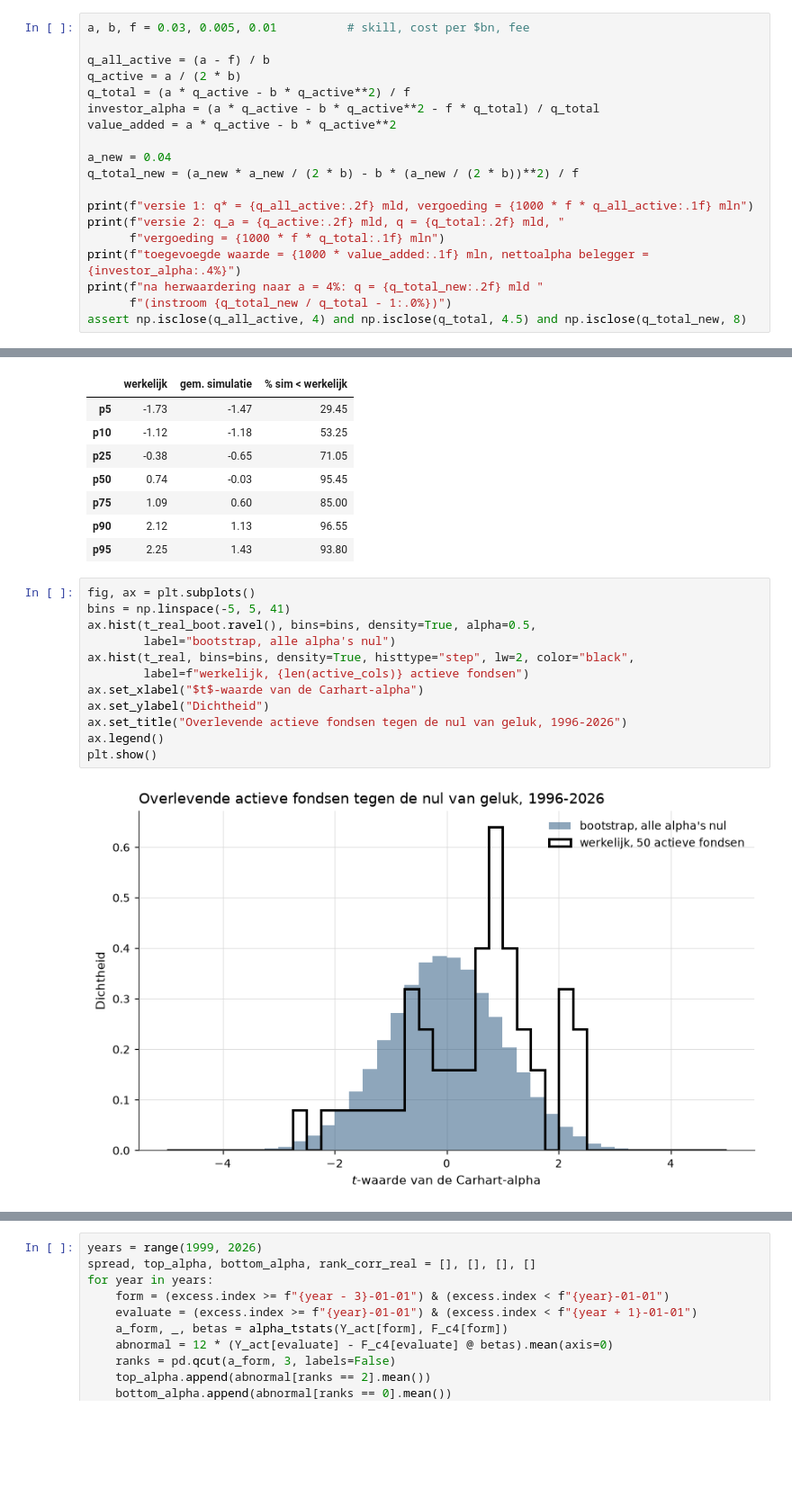
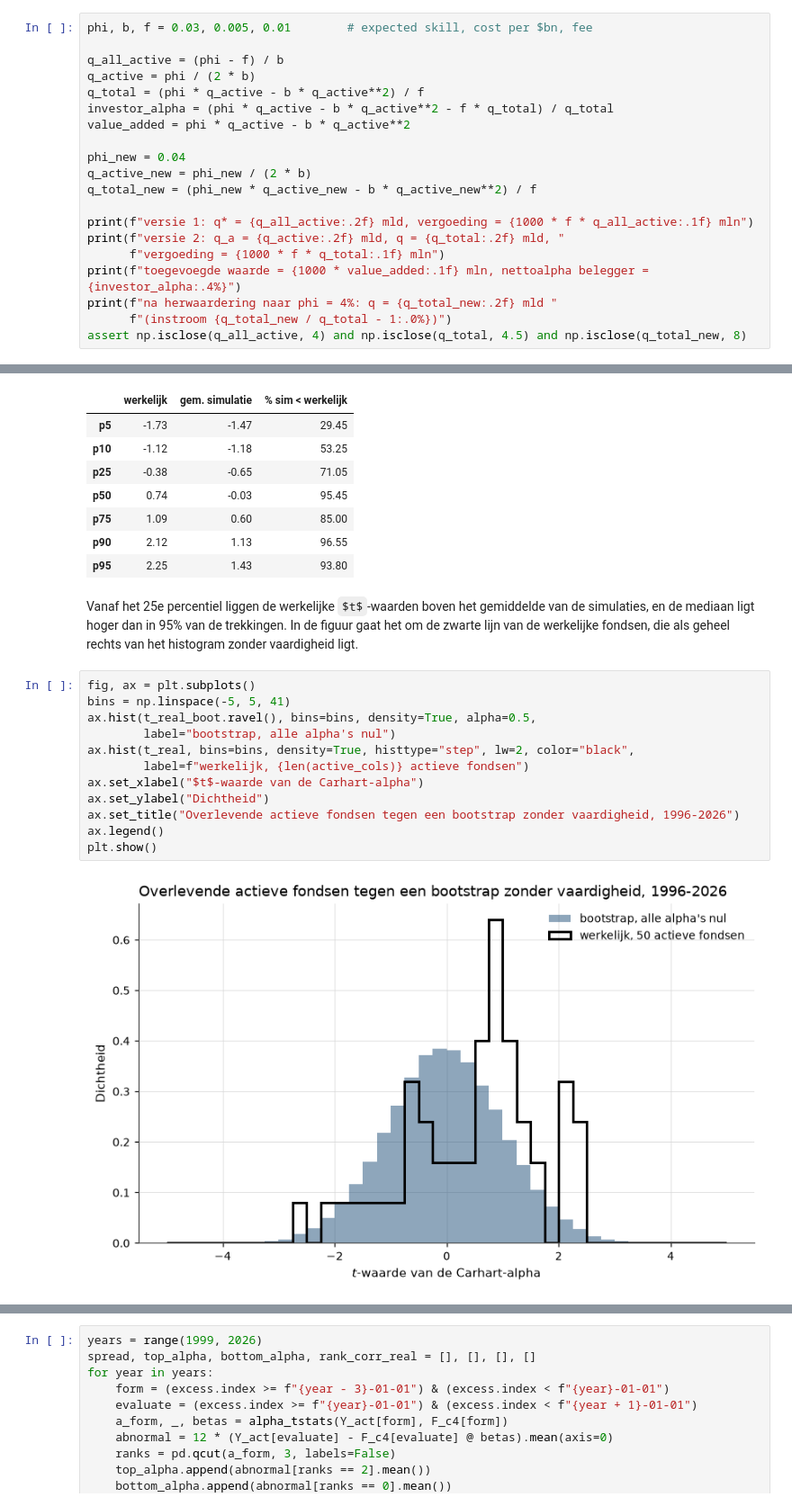
Before and after one commit to MaartenN14/history-asset-pricing, a Jupyter notebook: lectures/04_25_industrie.ipynb, the cells around one changed output, grey strips where cells are left out. Shown at 90% size. Drawn from its saved outputs; the diff is of its cells as text; some formulas as TeX source; blank space fills up the shorter version.

```diff
--- a/lectures/04_25_industrie.ipynb
+++ b/lectures/04_25_industrie.ipynb
@@ -221,20 +365,21 @@ niet rendement.
 # %%
-a, b, f = 0.03, 0.005, 0.01          # skill, cost per $bn, fee
+phi, b, f = 0.03, 0.005, 0.01        # expected skill, cost per $bn, fee
 
-q_all_active = (a - f) / b
-q_active = a / (2 * b)
-q_total = (a * q_active - b * q_active**2) / f
-investor_alpha = (a * q_active - b * q_active**2 - f * q_total) / q_total
-value_added = a * q_active - b * q_active**2
+q_all_active = (phi - f) / b
+q_active = phi / (2 * b)
+q_total = (phi * q_active - b * q_active**2) / f
+investor_alpha = (phi * q_active - b * q_active**2 - f * q_total) / q_total
+value_added = phi * q_active - b * q_active**2
 
-a_new = 0.04
-q_total_new = (a_new * a_new / (2 * b) - b * (a_new / (2 * b))**2) / f
+phi_new = 0.04
+q_active_new = phi_new / (2 * b)
+q_total_new = (phi_new * q_active_new - b * q_active_new**2) / f
 
 print(f"versie 1: q* = {q_all_active:.2f} mld, vergoeding = {1000 * f * q_all_active:.1f} mln")
 print(f"versie 2: q_a = {q_active:.2f} mld, q = {q_total:.2f} mld, "
       f"vergoeding = {1000 * f * q_total:.1f} mln")
 print(f"toegevoegde waarde = {1000 * value_added:.1f} mln, nettoalpha belegger = {investor_alpha:.4%}")
-print(f"na herwaardering naar a = 4%: q = {q_total_new:.2f} mld "
+print(f"na herwaardering naar phi = 4%: q = {q_total_new:.2f} mld "
       f"(instroom {q_total_new / q_total - 1:.0%})")
 assert np.isclose(q_all_active, 4) and np.isclose(q_total, 4.5) and np.isclose(q_total_new, 8)
 # %% [output]
@@ -1045,20 +1011,25 @@ compare_percentiles(t_real, t_real_boot, [5, 10, 25, 50, 75, 90, 95]).round(2)
 | p75 | 1.09 | 0.60 | 85.00 |
 | p90 | 2.12 | 1.13 | 96.55 |
 | p95 | 2.25 | 1.43 | 93.80 |
+# %% [markdown]
+Vanaf het 25e percentiel liggen de werkelijke $t$-waarden boven het gemiddelde van
+de simulaties, en de mediaan ligt hoger dan in 95% van de trekkingen. In de figuur
+gaat het om de zwarte lijn van de werkelijke fondsen, die als geheel rechts van het
+histogram zonder vaardigheid ligt.
 # %%
 fig, ax = plt.subplots()
 bins = np.linspace(-5, 5, 41)
 ax.hist(t_real_boot.ravel(), bins=bins, density=True, alpha=0.5,
         label="bootstrap, alle alpha's nul")
 ax.hist(t_real, bins=bins, density=True, histtype="step", lw=2, color="black",
         label=f"werkelijk, {len(active_cols)} actieve fondsen")
 ax.set_xlabel("$t$-waarde van de Carhart-alpha")
 ax.set_ylabel("Dichtheid")
-ax.set_title("Overlevende actieve fondsen tegen de nul van geluk, 1996-2026")
+ax.set_title("Overlevende actieve fondsen tegen een bootstrap zonder vaardigheid, 1996-2026")
 ax.legend()
 plt.show()
 # %% [output]
-[figure, old version]
+[figure, new version]
 # %% [markdown]
 :::{figure} #cel-industrie-bootstrap-echt
 :label: fig-industrie-bootstrap-echt
```
Also changed, not shown: parts of 22 cells of this notebook, 5 other files.
